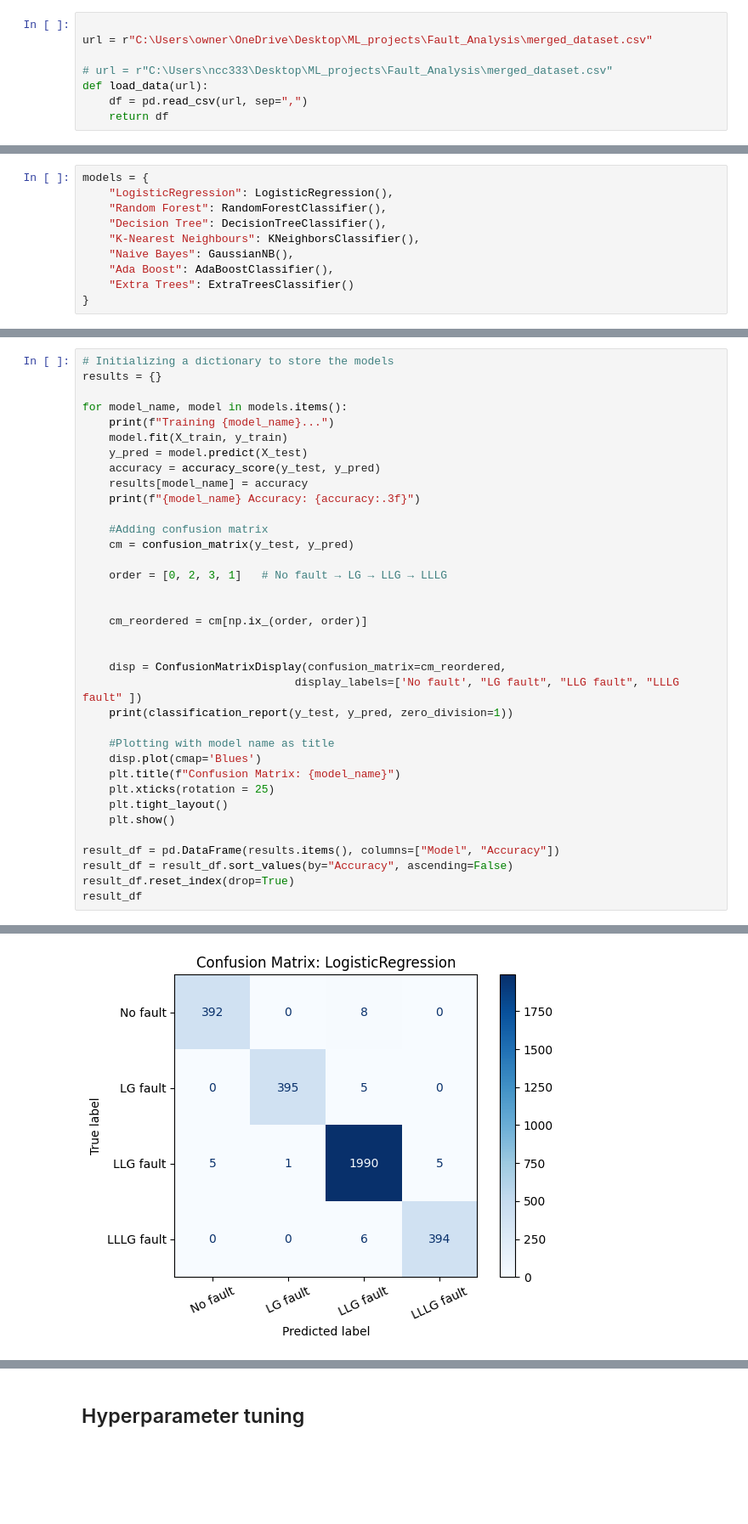
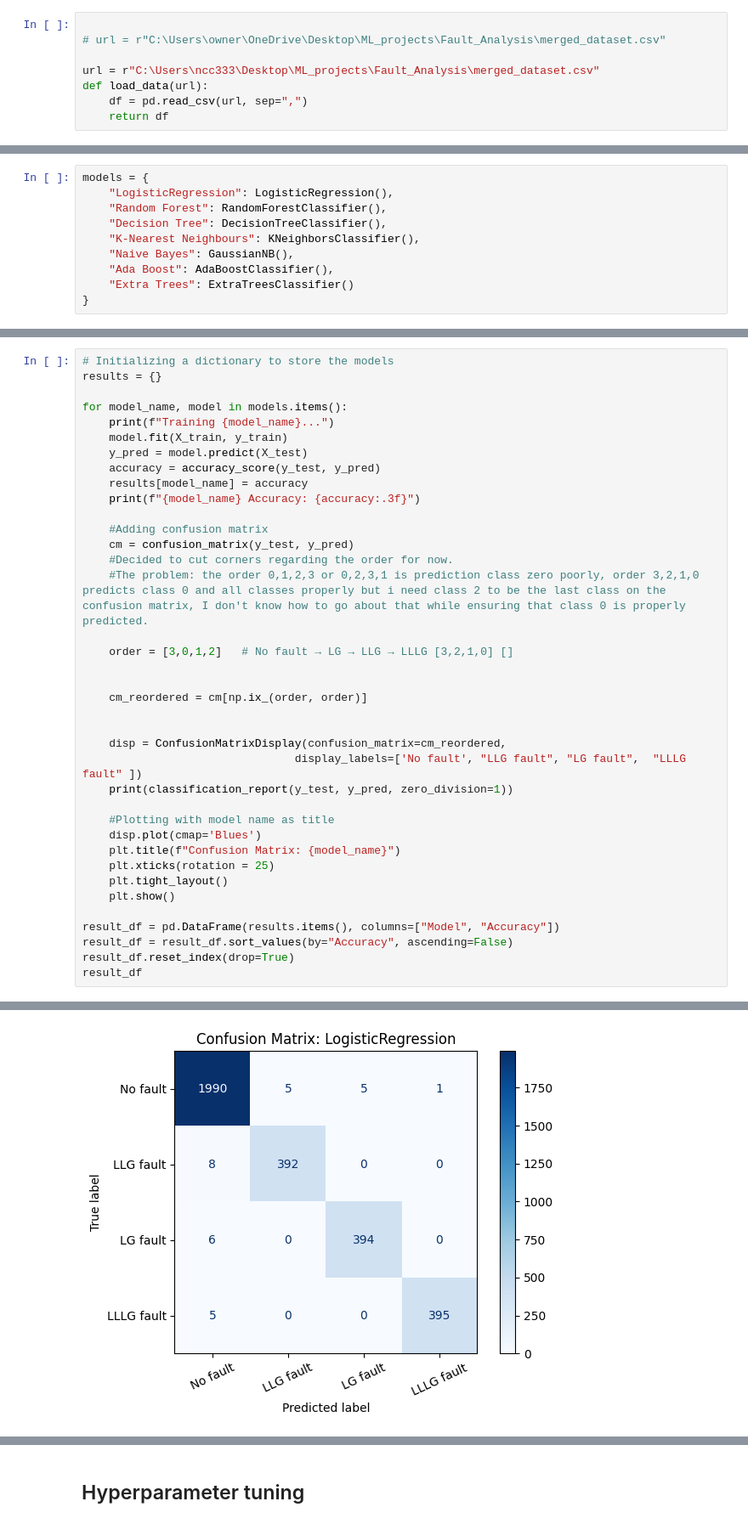
Before and after one commit to KudoroEsther/Machine_Learning_Projects, a Jupyter notebook: Fault_Analysis/fault_analysis - Copy.ipynb, the cells around one changed output, grey strips where cells are left out. Shown at 85% size. Drawn from its saved outputs; the diff is of its cells as text; blank space fills up the shorter version.

Commit message:
final fault

```diff
--- a/Fault_Analysis/fault_analysis - Copy.ipynb
+++ b/Fault_Analysis/fault_analysis - Copy.ipynb
@@ -33,9 +33,9 @@ import joblib
 ## Data Loading and Overview
 # %%
 
-url = r"C:\Users\owner\OneDrive\Desktop\ML_projects\Fault_Analysis\merged_dataset.csv"
+# url = r"C:\Users\owner\OneDrive\Desktop\ML_projects\Fault_Analysis\merged_dataset.csv"
 
-# url = r"C:\Users\ncc333\Desktop\ML_projects\Fault_Analysis\merged_dataset.csv"
+url = r"C:\Users\ncc333\Desktop\ML_projects\Fault_Analysis\merged_dataset.csv"
 def load_data(url):
     df = pd.read_csv(url, sep=",")
     return df
@@ -452,42 +461,44 @@ for model_name, model in models.items():
 
     #Adding confusion matrix
     cm = confusion_matrix(y_test, y_pred)
+    #Decided to cut corners regarding the order for now.
+    #The problem: the order 0,1,2,3 or 0,2,3,1 is prediction class zero poorly, order 3,2,1,0 predicts class 0 and all classes properly but i need class 2 to be the last class on the confusion matrix, I don't know how to go about that while ensuring that class 0 is properly predicted.
 
-    order = [0, 2, 3, 1]   # No fault → LG → LLG → LLLG
+    order = [3,0,1,2]   # No fault → LG → LLG → LLLG [3,2,1,0] []
 
 
     cm_reordered = cm[np.ix_(order, order)]
 
 
     disp = ConfusionMatrixDisplay(confusion_matrix=cm_reordered,
-                                display_labels=['No fault', "LG fault", "LLG fault", "LLLG fault" ])
+                                display_labels=['No fault', "LLG fault", "LG fault",  "LLLG fault" ])
     print(classification_report(y_test, y_pred, zero_division=1))
 
     #Plotting with model name as title
     disp.plot(cmap='Blues')
     plt.title(f"Confusion Matrix: {model_name}")
     plt.xticks(rotation = 25)
     plt.tight_layout()
     plt.show()
 
 result_df = pd.DataFrame(results.items(), columns=["Model", "Accuracy"])
 result_df = result_df.sort_values(by="Accuracy", ascending=False)
 result_df.reset_index(drop=True)
 result_df
 # %% [output]
 Training LogisticRegression...
 LogisticRegression Accuracy: 0.991
               precision    recall  f1-score   support
 
     LG fault       0.99      0.98      0.98       400
    LLG fault       0.99      0.98      0.99       400
   LLLG fault       1.00      0.99      0.99       400
     No fault       0.99      0.99      0.99      2001
 
     accuracy                           0.99      3201
    macro avg       0.99      0.99      0.99      3201
 weighted avg       0.99      0.99      0.99      3201
-[figure, old version]
+[figure, new version]
 Training Random Forest...
 Random Forest Accuracy: 0.999
               precision    recall  f1-score   support
```
Also changed, not shown: parts of 4 cells of this notebook, 1 other file.
